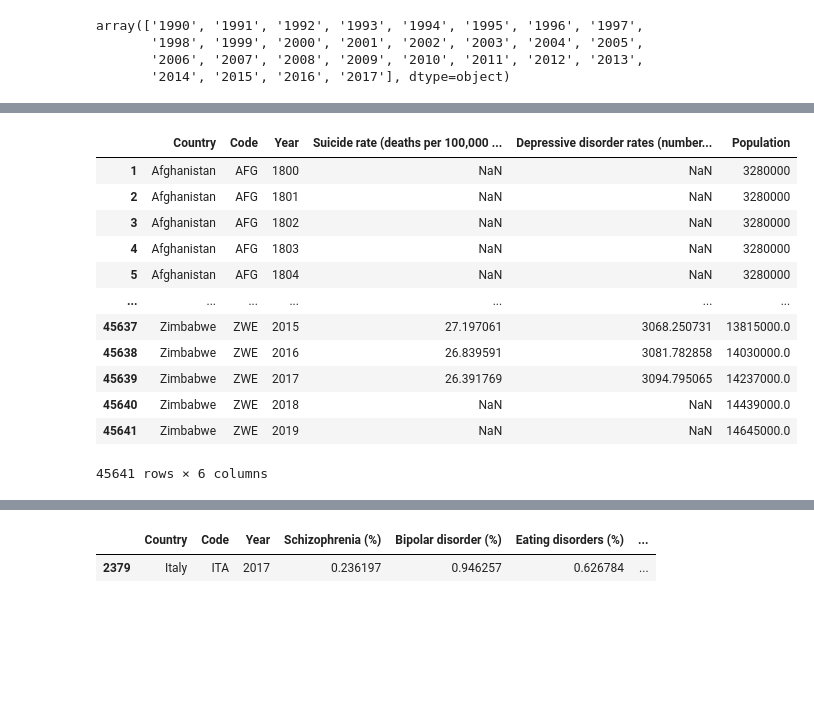
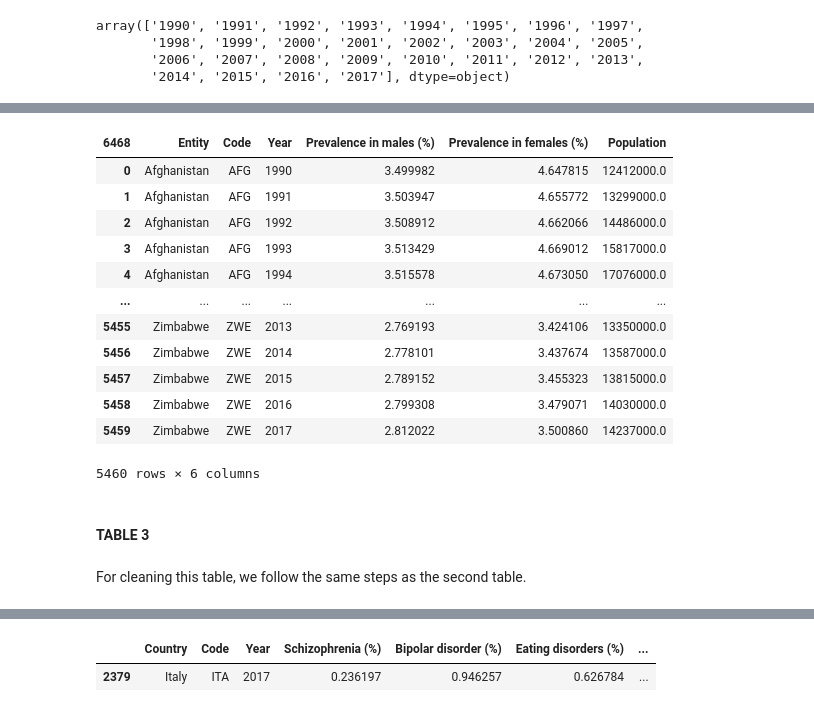
Before and after one commit to elisademuri/Project-Programming-and-Databases, a Jupyter notebook: Script esame.ipynb, the cells around one changed output, grey strips where cells are left out. Cells and saved outputs as stored; diff of their text form; code cells hidden in the pictures; blank space fills up the shorter version.

```diff
--- a/Script esame.ipynb
+++ b/Script esame.ipynb
@@ -443,3 +534,6 @@ data2
+# %%
+data2=data2.loc[data2['Entity'].isin(countries2)]
+data2
 # %%
 data2.info()
 # %% [output]
@@ -488,7 +580,5 @@ Actually, we have data only from 1990 to 2017. Since it seems more reasonable to
 # %%
 range_years=list(data2[data2['Prevalence in males (%)'].notnull()]['Year'].unique())
 data2=data2[data2.Year.str.contains('|'.join(range_years))]
-data2=data2.reset_index()
-data2.pop('index')
 data2
 # %% [output]
@@ -563,5 +613,0 @@ We choose to eliminate data referring to this countries.
-# %%
-data2=data2[~data2.Country.str.contains('|'.join(list_not_countries2))]
-data2=data2.reset_index()
-data2.pop('index')
-data2
@@ -633,6 +618,7 @@ memory usage: 297.1+ KB
 data2['Prevalence in males (%)'] = pd.to_numeric(data2['Prevalence in males (%)'])
 data2['Prevalence in females (%)'] = pd.to_numeric(data2['Prevalence in females (%)'])
 data2['Population'] = pd.to_numeric(data2['Population'])
+data2['Year'] = pd.to_numeric(data2['Year'])
 # %% [output]
 A value is trying to be set on a copy of a slice from a DataFrame.
 Try using .loc[row_indexer,col_indexer] = value instead
@@ -694,17 +643,22 @@ data3
 # %%
-data3.rename(columns={"Entity": "Country"}, inplace=True)
-data3
+data2.index = range(len(data2))
+data2.rename(columns={"Entity": "Country"}, inplace=True)
+data2
 # %% [output]
-|  | Country | Code | Year | Suicide rate (deaths per 100,000 ... | Depressive disorder rates (number... | Population |
-| 1 | Afghanistan | AFG | 1800 | NaN | NaN | 3280000 |
-| 2 | Afghanistan | AFG | 1801 | NaN | NaN | 3280000 |
-| 3 | Afghanistan | AFG | 1802 | NaN | NaN | 3280000 |
-| 4 | Afghanistan | AFG | 1803 | NaN | NaN | 3280000 |
-| 5 | Afghanistan | AFG | 1804 | NaN | NaN | 3280000 |
+| 6468 | Entity | Code | Year | Prevalence in males (%) | Prevalence in females (%) | Population |
+| 0 | Afghanistan | AFG | 1990 | 3.499982 | 4.647815 | 12412000.0 |
+| 1 | Afghanistan | AFG | 1991 | 3.503947 | 4.655772 | 13299000.0 |
+| 2 | Afghanistan | AFG | 1992 | 3.508912 | 4.662066 | 14486000.0 |
+| 3 | Afghanistan | AFG | 1993 | 3.513429 | 4.669012 | 15817000.0 |
+| 4 | Afghanistan | AFG | 1994 | 3.515578 | 4.673050 | 17076000.0 |
 | ... | ... | ... | ... | ... | ... | ... |
-| 45637 | Zimbabwe | ZWE | 2015 | 27.197061 | 3068.250731 | 13815000.0 |
-| 45638 | Zimbabwe | ZWE | 2016 | 26.839591 | 3081.782858 | 14030000.0 |
-| 45639 | Zimbabwe | ZWE | 2017 | 26.391769 | 3094.795065 | 14237000.0 |
-| 45640 | Zimbabwe | ZWE | 2018 | NaN | NaN | 14439000.0 |
-| 45641 | Zimbabwe | ZWE | 2019 | NaN | NaN | 14645000.0 |
+| 5455 | Zimbabwe | ZWE | 2013 | 2.769193 | 3.424106 | 13350000.0 |
+| 5456 | Zimbabwe | ZWE | 2014 | 2.778101 | 3.437674 | 13587000.0 |
+| 5457 | Zimbabwe | ZWE | 2015 | 2.789152 | 3.455323 | 13815000.0 |
+| 5458 | Zimbabwe | ZWE | 2016 | 2.799308 | 3.479071 | 14030000.0 |
+| 5459 | Zimbabwe | ZWE | 2017 | 2.812022 | 3.500860 | 14237000.0 |
-45641 rows × 6 columns
+5460 rows × 6 columns
+# %% [markdown]
+#### TABLE 3
+# %% [markdown]
+For cleaning this table, we follow the same steps as the second table.
```
Also changed, not shown: parts of 229 cells of this notebook.
